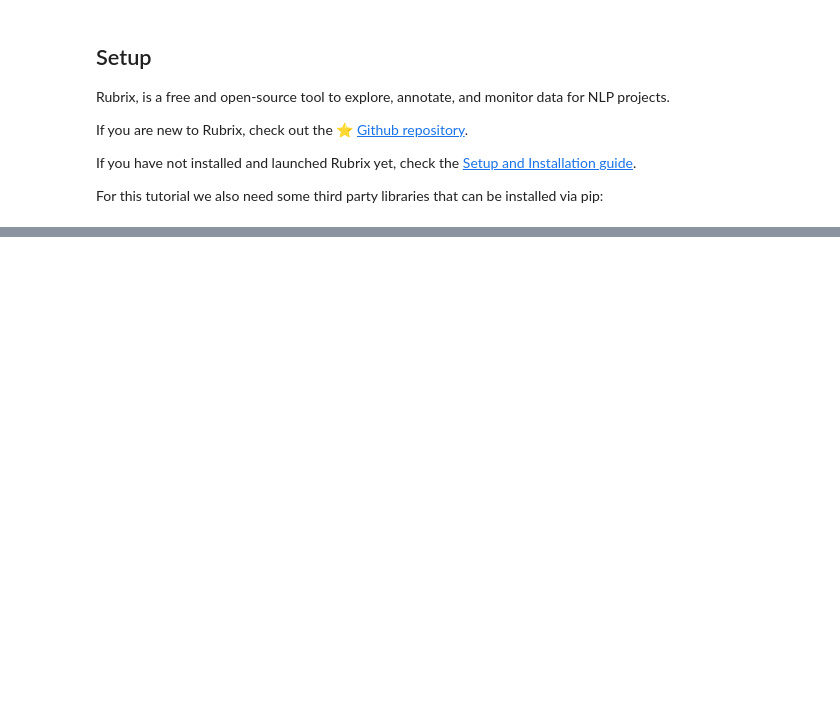
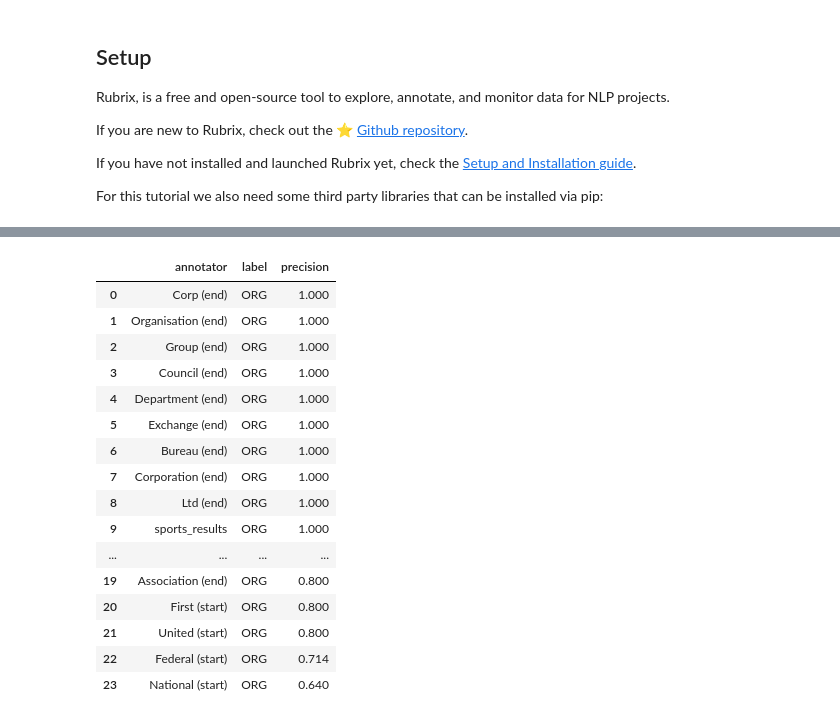
Before and after one commit to argilla-io/argilla, a Jupyter notebook: docs/tutorials/skweak.ipynb, the cells around one changed output, grey strips where cells are left out. Drawn from its saved outputs; the diff is of its cells as text; code cells hidden in the pictures; blank space fills up the shorter version.

```diff
--- a/docs/tutorials/skweak.ipynb
+++ b/docs/tutorials/skweak.ipynb
@@ -602,0 +285,3 @@ result
+# %%
+shire_annotator = FunctionAnnotator("shire_team", shire_detector)
+rule_based_annotator.add_annotator(shire_annotator)
@@ -602,0 +304,14 @@ result
+# %%
+from spacy.tokens import Span
+
+def annotate_dataset(dataset, tokens_field="tokens", label_field="ner_tags", gold_field="gold"):
+    for row in tqdm(dataset):
+        doc = Doc(Vocab(), words=row[tokens_field])
+        ner_tags = dataset.features[label_field].feature.int2str(row[label_field])
+        offsets = biluo_tags_to_offsets(doc, iob_to_biluo(ner_tags))
+        spans = [ doc.char_span(x[0], x[1], label=x[2]) for x in offsets ]
+        doc.spans[gold_field] = spans
+        yield doc
+
+dev_docs = list(annotate_dataset(conll2003["validation"]))
+dev_docs = list(rule_based_annotator.pipe(dev_docs))
@@ -602,0 +358,52 @@ result
+# %%
+# We evaluate the precision of our heuristic rules
+
+from skweak.analysis import LFAnalysis
+import pandas as pd
+
+lf_analysis = LFAnalysis(
+    dev_docs,
+    ["ORG"]
+)
+
+scores = lf_analysis.lf_empirical_scores(
+    dev_docs,
+    gold_span_name="gold",
+    gold_labels=["ORG", "MISC", "PER", "LOC", "O"]
+)
+
+def scores_to_df(scores):
+    for annotator, label_dict in scores.items():
+        for label, metrics_dict in label_dict.items():
+            row = {
+                "annotator": annotator,
+                "label": label,
+                "precision": metrics_dict["precision"],
+                "recall": metrics_dict["recall"],
+                "f1": metrics_dict["f1"]
+            }
+            yield row
+
+evaluation_df = pd.DataFrame(list(scores_to_df(scores)))\
+                    .round(3)\
+                    .sort_values(["label", "precision"], ascending=False)\
+                    .reset_index(drop=True)
+evaluation_df[["annotator", "label", "precision"]]
+# %% [output]
+|  | annotator | label | precision |
+| 0 | Corp (end) | ORG | 1.000 |
+| 1 | Organisation (end) | ORG | 1.000 |
+| 2 | Group (end) | ORG | 1.000 |
+| 3 | Council (end) | ORG | 1.000 |
+| 4 | Department (end) | ORG | 1.000 |
+| 5 | Exchange (end) | ORG | 1.000 |
+| 6 | Bureau (end) | ORG | 1.000 |
+| 7 | Corporation (end) | ORG | 1.000 |
+| 8 | Ltd (end) | ORG | 1.000 |
+| 9 | sports_results | ORG | 1.000 |
+| ... | ... | ... | ... |
+| 19 | Association (end) | ORG | 0.800 |
+| 20 | First (start) | ORG | 0.800 |
+| 21 | United (start) | ORG | 0.800 |
+| 22 | Federal (start) | ORG | 0.714 |
+| 23 | National (start) | ORG | 0.640 |
```
Also changed, not shown: parts of 121 cells of this notebook, 7 other files.
